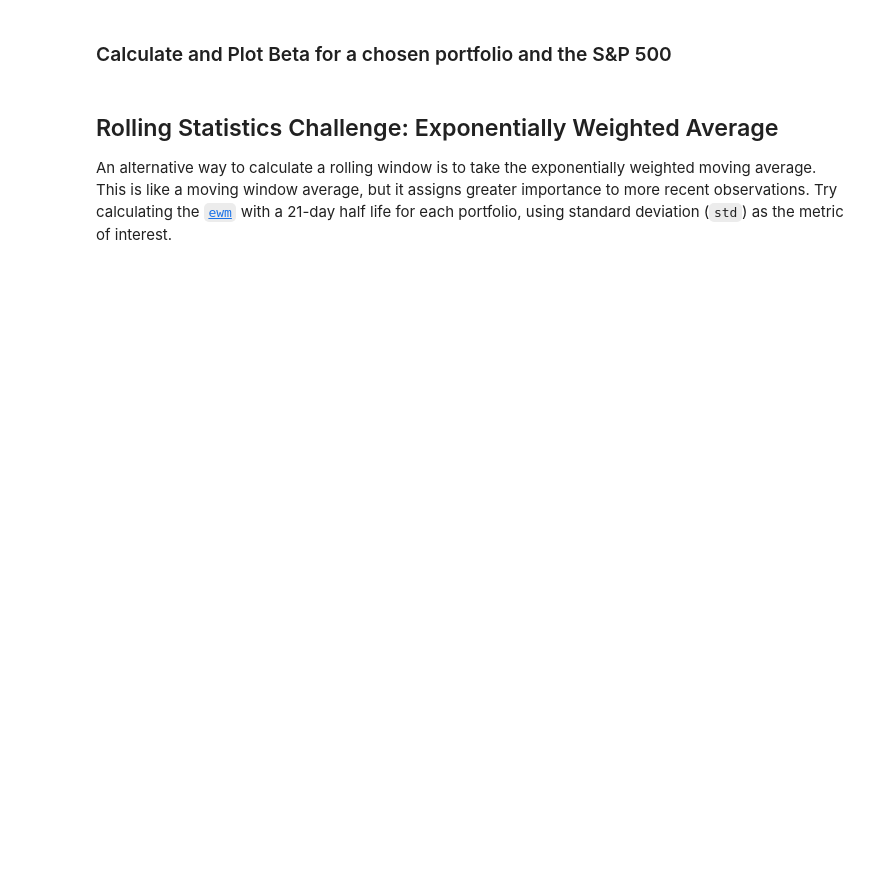
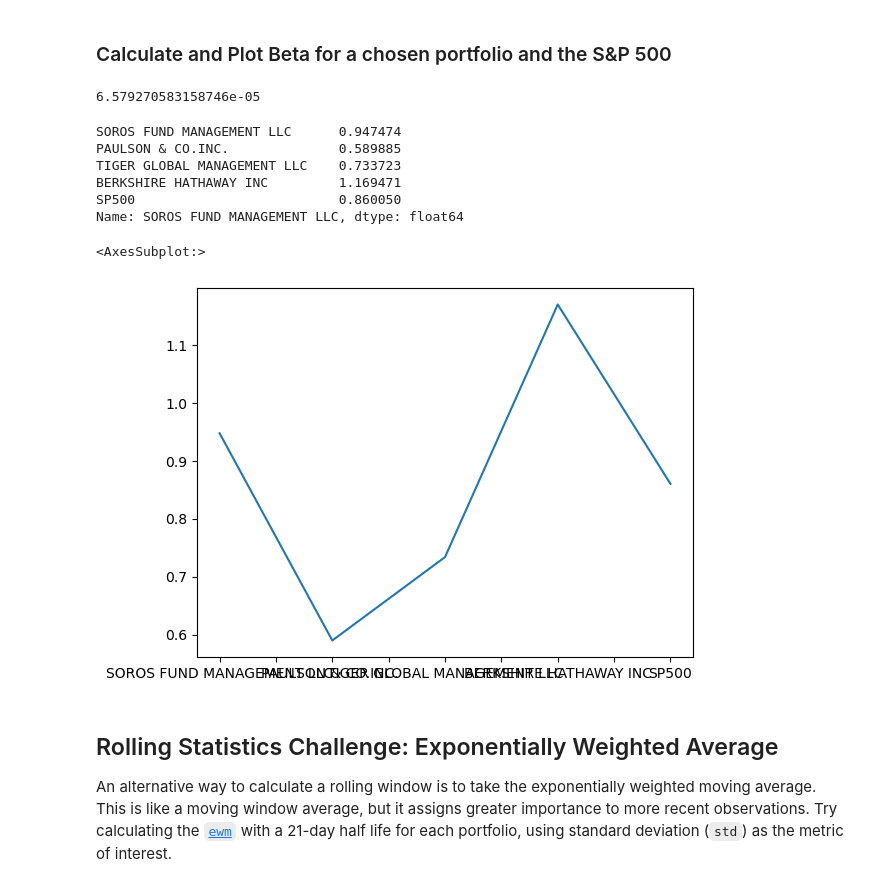
Before and after one commit to apakuki/FinTech-Bootcamp, a Jupyter notebook: FinTechBC-Homework-Unit4/Starter_Code/whale_analysis.ipynb, the cells around one changed output. Saved outputs shown, nothing was run; the diff lists cells and outputs as text; code cells hidden in the pictures; blank space fills up the shorter version.

```diff
--- a/FinTechBC-Homework-Unit4/Starter_Code/whale_analysis.ipynb
+++ b/FinTechBC-Homework-Unit4/Starter_Code/whale_analysis.ipynb
@@ -177,0 +179,8 @@ sp500_dailyreturn_std21_df.plot()
+# %%
+# Calculate the correlation
+# combined_df = pd.concat([msft_df, sp500_df], axis="columns", join="inner")
+# combined_df
+
+whalesp_combined_df = pd.concat([whale_returns_df, sp500_dailyreturn_df], axis="columns", join="inner")
+whalesp_combined_df
+# Display de correlation matrix
@@ -178,13 +220,37 @@ sp500_dailyreturn_std21_df.plot()
 # %% [markdown]
 ### Calculate and Plot Beta for a chosen portfolio and the S&P 500
+# %%
+# Calculate covariance of a single portfolio
+
+whalesp_price_covariance = whalesp_combined_df.cov()
+#sns.heatmap(whalesp_price_covariance, vmin=-1, vmax=1)
 # %%
-# Calculate covariance of a single portfolio
 
 # Calculate variance of S&P 500
 
-# Computing beta
-
-# Plot beta trend
+sp500_variance = sp500_dailyreturn_df['SP500'].var()
+sp500_variance
+# %% [output]
+6.579270583158746e-05
+# %%
+# Computing beta
+# Calculate beta of all daily returns of MSFT
+whales_beta = whalesp_price_covariance["SOROS FUND MANAGEMENT LLC"] / sp500_variance
+whales_beta
+# %% [output]
+SOROS FUND MANAGEMENT LLC      0.947474
+PAULSON & CO.INC.              0.589885
+TIGER GLOBAL MANAGEMENT LLC    0.733723
+BERKSHIRE HATHAWAY INC         1.169471
+SP500                          0.860050
+Name: SOROS FUND MANAGEMENT LLC, dtype: float64
+# %%
+
+# Plot beta trend
+whales_beta.plot()
+# %% [output]
+<AxesSubplot:>
+[figure, added]
 # %% [markdown]
 ## Rolling Statistics Challenge: Exponentially Weighted Average
 
```
Also changed, not shown: parts of 9 cells of this notebook.
